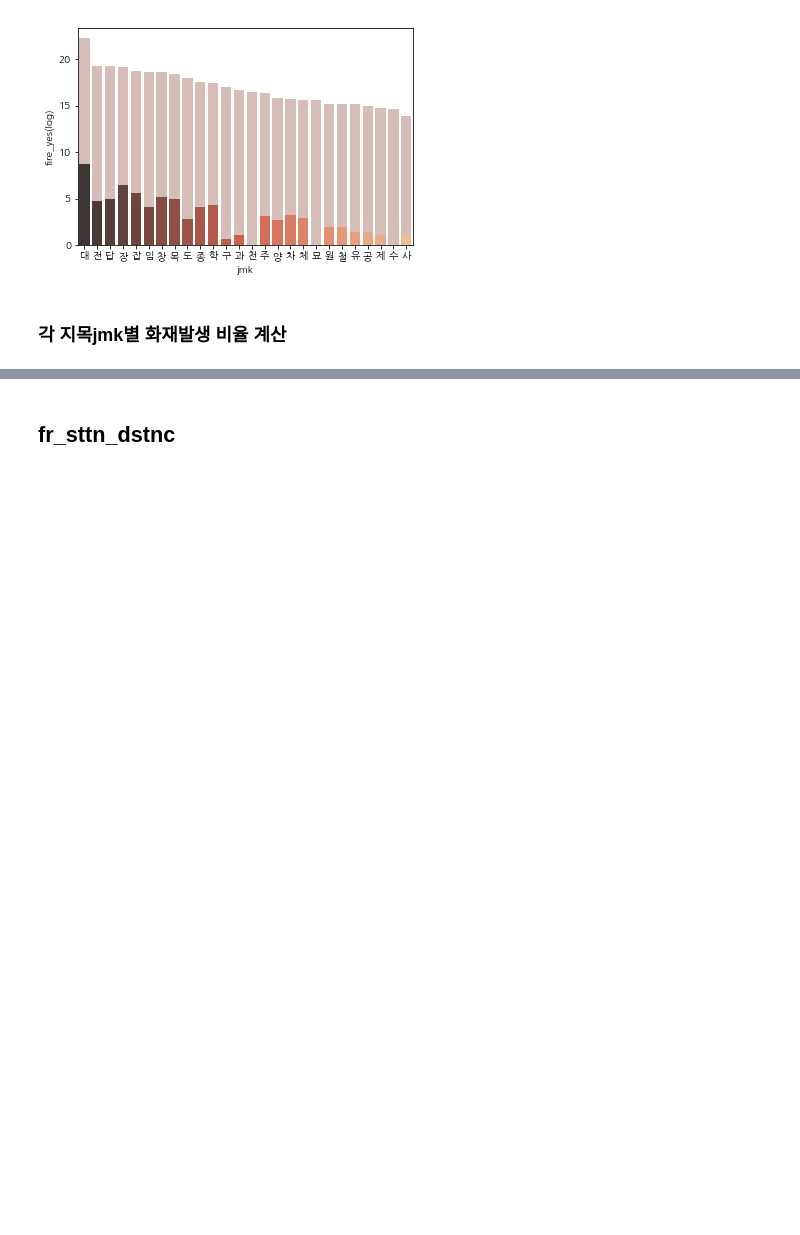
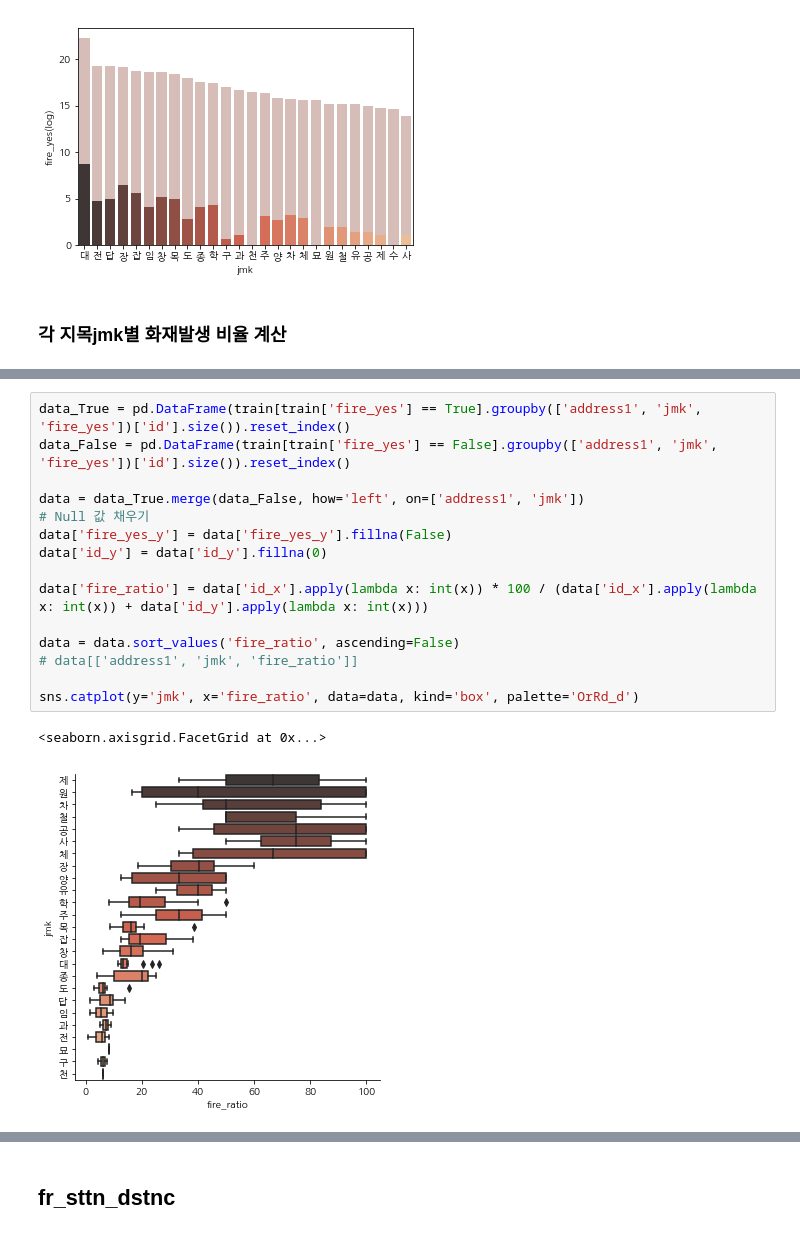
Before and after one commit to hanseul-wang/fire-prediction-model-Kimhae, a Jupyter notebook: Fire/Data_analysis/fire_eda-minju-2019-10-29.ipynb, the cells around one changed output, grey strips where cells are left out. Cells and saved outputs as stored; diff of their text form; blank space fills up the shorter version.

```diff
--- a/Fire/Data_analysis/fire_eda-minju-2019-10-29.ipynb
+++ b/Fire/Data_analysis/fire_eda-minju-2019-10-29.ipynb
@@ -483,0 +500,18 @@ sns.barplot(x='jmk', y='fire_ratio', data=data, palette='OrRd_d')
+# %%
+data_True = pd.DataFrame(train[train['fire_yes'] == True].groupby(['address1', 'jmk', 'fire_yes'])['id'].size()).reset_index()
+data_False = pd.DataFrame(train[train['fire_yes'] == False].groupby(['address1', 'jmk', 'fire_yes'])['id'].size()).reset_index()
+
+data = data_True.merge(data_False, how='left', on=['address1', 'jmk'])
+# Null 값 채우기
+data['fire_yes_y'] = data['fire_yes_y'].fillna(False)
+data['id_y'] = data['id_y'].fillna(0)
+
+data['fire_ratio'] = data['id_x'].apply(lambda x: int(x)) * 100 / (data['id_x'].apply(lambda x: int(x)) + data['id_y'].apply(lambda x: int(x)))
+
+data = data.sort_values('fire_ratio', ascending=False)
+# data[['address1', 'jmk', 'fire_ratio']]
+
+sns.catplot(y='jmk', x='fire_ratio', data=data, kind='box', palette='OrRd_d')
+# %% [output]
+<seaborn.axisgrid.FacetGrid at 0x...>
+[figure, added]
```
Also changed, not shown: parts of 8 cells of this notebook, 1 other file.
